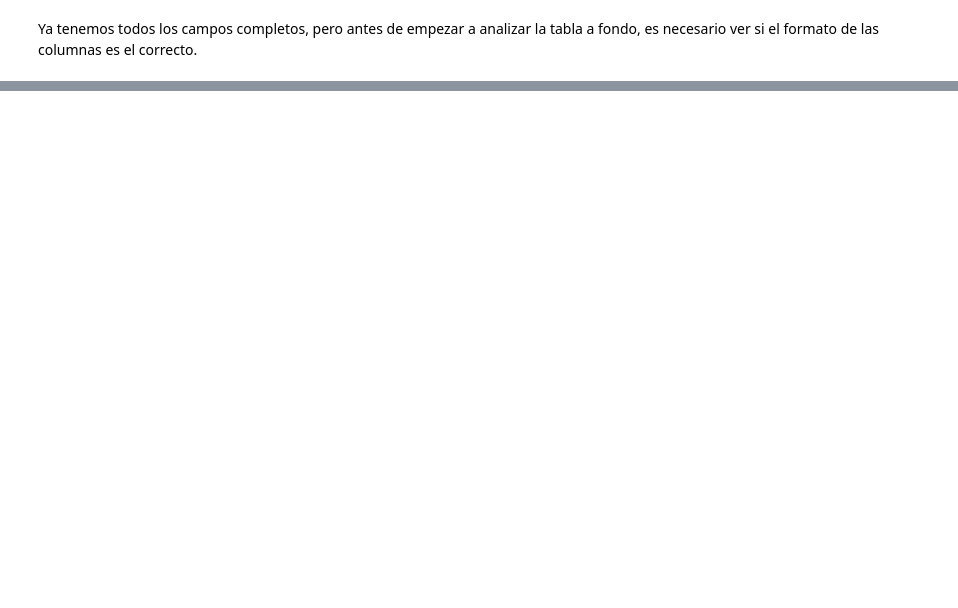
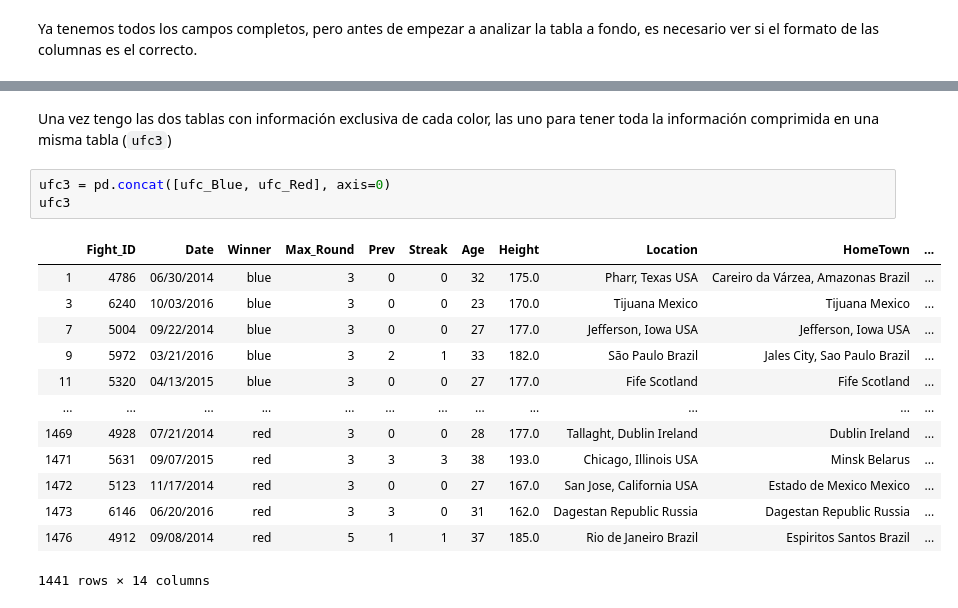
Before and after one commit to aliciavzarco/Python-1-UFC, a Jupyter notebook: UFC Fights.ipynb, the cells around one changed output, grey strips where cells are left out. Saved outputs shown, nothing was run; the diff lists cells and outputs as text; blank space fills up the shorter version.

```diff
--- a/UFC Fights.ipynb
+++ b/UFC Fights.ipynb
@@ -266,0 +363,19 @@ dtype: object
+# %% [markdown]
+Una vez tengo las dos tablas con información exclusiva de cada color, las uno para tener toda la información comprimida en una misma tabla (`ufc3`)
+# %%
+ufc3 = pd.concat([ufc_Blue, ufc_Red], axis=0)
+ufc3
+# %% [output]
+|  | Fight_ID | Date | Winner | Max_Round | Prev | Streak | Age | Height | Location | HomeTown | ... |
+| 1 | 4786 | 06/30/2014 | blue | 3 | 0 | 0 | 32 | 175.0 | Pharr, Texas USA | Careiro da Várzea, Amazonas Brazil | ... |
+| 3 | 6240 | 10/03/2016 | blue | 3 | 0 | 0 | 23 | 170.0 | Tijuana Mexico | Tijuana Mexico | ... |
+| 7 | 5004 | 09/22/2014 | blue | 3 | 0 | 0 | 27 | 177.0 | Jefferson, Iowa USA | Jefferson, Iowa USA | ... |
+| 9 | 5972 | 03/21/2016 | blue | 3 | 2 | 1 | 33 | 182.0 | São Paulo Brazil | Jales City, Sao Paulo Brazil | ... |
+| 11 | 5320 | 04/13/2015 | blue | 3 | 0 | 0 | 27 | 177.0 | Fife Scotland | Fife Scotland | ... |
+| ... | ... | ... | ... | ... | ... | ... | ... | ... | ... | ... | ... |
+| 1469 | 4928 | 07/21/2014 | red | 3 | 0 | 0 | 28 | 177.0 | Tallaght, Dublin Ireland | Dublin Ireland | ... |
+| 1471 | 5631 | 09/07/2015 | red | 3 | 3 | 3 | 38 | 193.0 | Chicago, Illinois USA | Minsk Belarus | ... |
+| 1472 | 5123 | 11/17/2014 | red | 3 | 0 | 0 | 27 | 167.0 | San Jose, California USA | Estado de Mexico Mexico | ... |
+| 1473 | 6146 | 06/20/2016 | red | 3 | 3 | 0 | 31 | 162.0 | Dagestan Republic Russia | Dagestan Republic Russia | ... |
+| 1476 | 4912 | 09/08/2014 | red | 5 | 1 | 1 | 37 | 185.0 | Rio de Janeiro Brazil | Espiritos Santos Brazil | ... |
+1441 rows × 14 columns
```
Also changed, not shown: parts of 8 cells of this notebook.
